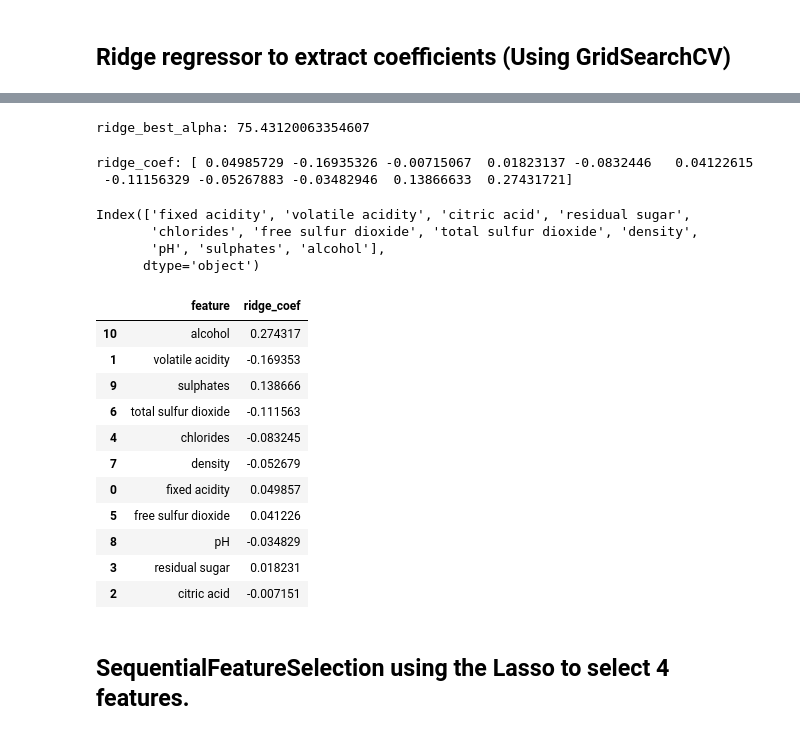
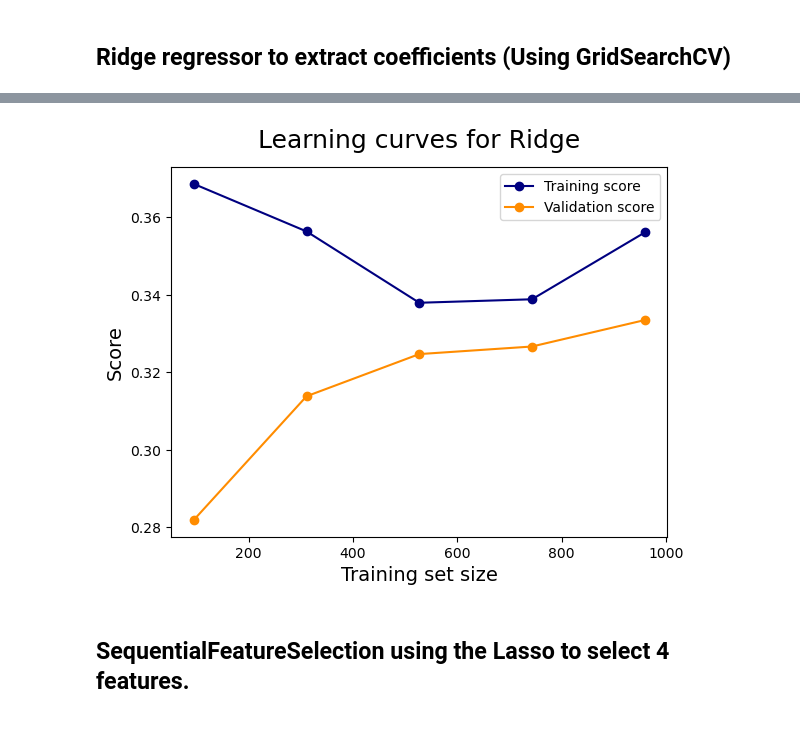
Before and after one commit to mitbans/Comparing-Feature-Selection-Methods, a Jupyter notebook: notebooks/feature_selection_methods.ipynb, the cells around one changed output, grey strips where cells are left out. Drawn from its saved outputs; the diff is of its cells as text; code cells hidden in the pictures.

```diff
--- a/notebooks/feature_selection_methods.ipynb
+++ b/notebooks/feature_selection_methods.ipynb
@@ -30,7 +30,7 @@ import numpy as np
 import warnings
 warnings.filterwarnings("ignore")
 # %%
-df = pd.read_csv('data/winequality-red.csv', sep = ',')
+df = pd.read_csv('../data/winequality-red.csv', sep = ',')
 # %%
 df.head()
 # %% [output]
@@ -70,5 +99,0 @@ ridge_test_mse: 0.3896302697256314
-# %%
-ridge_best_alpha = ridge_grid.best_params_['ridge__alpha']
-print('ridge_best_alpha:',ridge_best_alpha)
-# %% [output]
-ridge_best_alpha: 75.43120063354607
@@ -79,32 +100,22 @@ ridge_coef = best_ridge_model.named_steps['ridge'].coef_
-# %%
-print('ridge_coef:',ridge_coef)
-# %% [output]
-ridge_coef: [ 0.04985729 -0.16935326 -0.00715067  0.01823137 -0.0832446   0.04122615
- -0.11156329 -0.05267883 -0.03482946  0.13866633  0.27431721]
-# %%
-X_train.columns
-# %% [output]
-Index(['fixed acidity', 'volatile acidity', 'citric acid', 'residual sugar',
-       'chlorides', 'free sulfur dioxide', 'total sulfur dioxide', 'density',
-       'pH', 'sulphates', 'alcohol'],
-      dtype='object')
-# %%
-ridge_coef_df = pd.DataFrame(zip(X_train.columns, ridge_coef) , columns=['feature', 'ridge_coef'])
-ridge_coef_df_sorted = ridge_coef_df.reindex(ridge_coef_df['ridge_coef'].abs().sort_values(ascending=False).index)
-ridge_coef_df_sorted
-# %% [output]
-|  | feature | ridge_coef |
-| 10 | alcohol | 0.274317 |
-| 1 | volatile acidity | -0.169353 |
-| 9 | sulphates | 0.138666 |
-| 6 | total sulfur dioxide | -0.111563 |
-| 4 | chlorides | -0.083245 |
-| 7 | density | -0.052679 |
-| 0 | fixed acidity | 0.049857 |
-| 5 | free sulfur dioxide | 0.041226 |
-| 8 | pH | -0.034829 |
-| 3 | residual sugar | 0.018231 |
-| 2 | citric acid | -0.007151 |
+# %%
+#Plot Learning curve
+ridge_train_sizes, ridge_train_scores, ridge_test_scores = learning_curve(
+        ridge_grid,
+        X_train,
+        y_train
+    )
+ridge_train_scores_mean = np.mean(ridge_train_scores, axis=1)
+ridge_test_scores_mean = np.mean(ridge_test_scores, axis=1)
+
+plt.plot(ridge_train_sizes, ridge_train_scores_mean, label="Training score", color="navy", marker='o')
+plt.plot(ridge_train_sizes, ridge_test_scores_mean, label="Validation score", color="darkorange", marker='o')
+plt.ylabel('Score', fontsize = 14)
+plt.xlabel('Training set size', fontsize = 14)
+plt.title('Learning curves for Ridge', fontsize = 18, y = 1.03)
+plt.legend()
+plt.show()
+# %% [output]
+[figure, added]
 # %% [markdown]
 ## SequentialFeatureSelection using the Lasso to select 4 features.
 # %%
```
Also changed, not shown: parts of 5 cells of this notebook.
